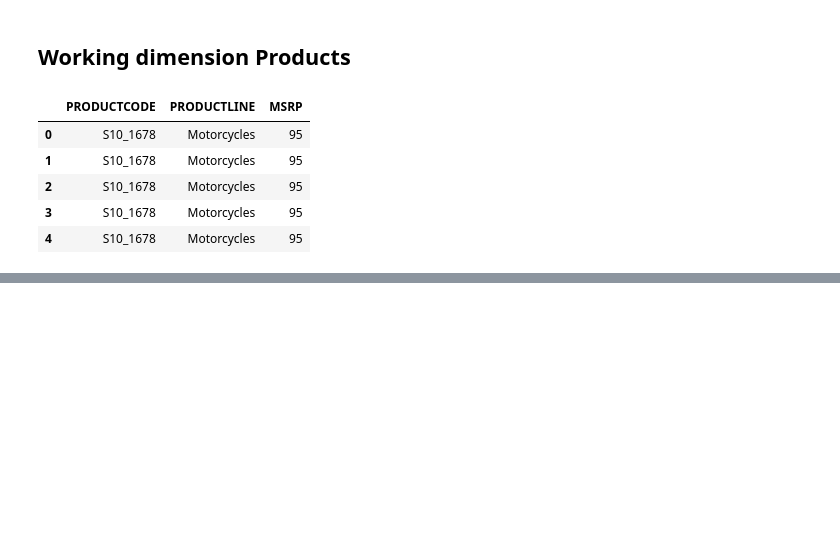
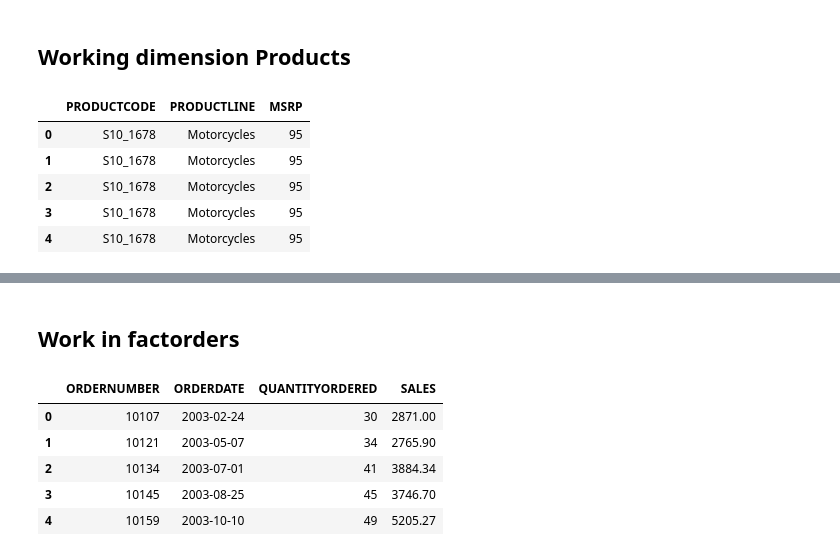
Before and after one commit to Sandokhan/dw, a Jupyter notebook: main.ipynb, the cells around one changed output, grey strips where cells are left out. Saved outputs shown, nothing was run; the diff lists cells and outputs as text; code cells hidden in the pictures; blank space fills up the shorter version.

```diff
--- a/main.ipynb
+++ b/main.ipynb
@@ -162,0 +254,12 @@ df_prod.head()
+# %% [markdown]
+## Work in factorders
+# %%
+df_factorders = df[['ORDERNUMBER', 'ORDERDATE', 'QUANTITYORDERED', 'SALES']].copy(deep=True)
+df_factorders.head()
+# %% [output]
+|  | ORDERNUMBER | ORDERDATE | QUANTITYORDERED | SALES |
+| 0 | 10107 | 2003-02-24 | 30 | 2871.00 |
+| 1 | 10121 | 2003-05-07 | 34 | 2765.90 |
+| 2 | 10134 | 2003-07-01 | 41 | 3884.34 |
+| 3 | 10145 | 2003-08-25 | 45 | 3746.70 |
+| 4 | 10159 | 2003-10-10 | 49 | 5205.27 |
```
Also changed, not shown: parts of 18 cells of this notebook.
